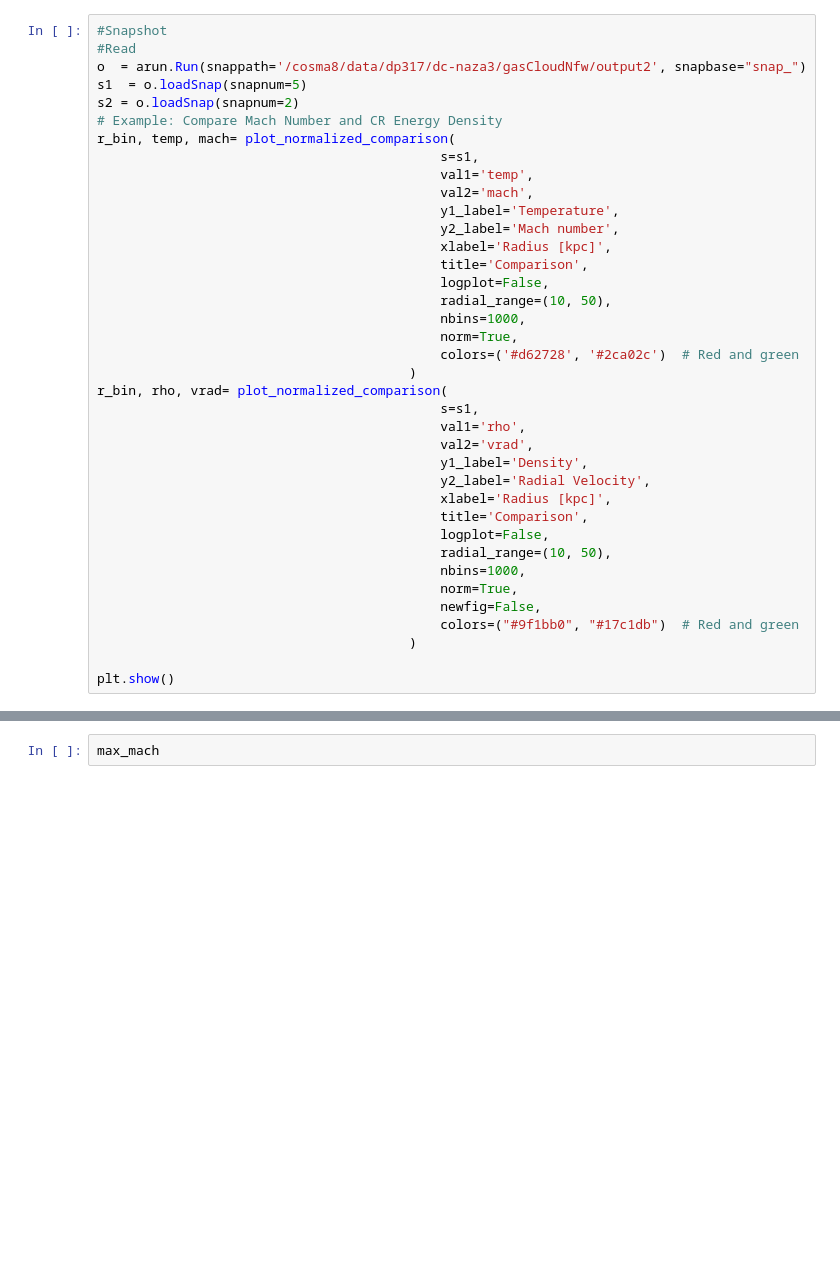
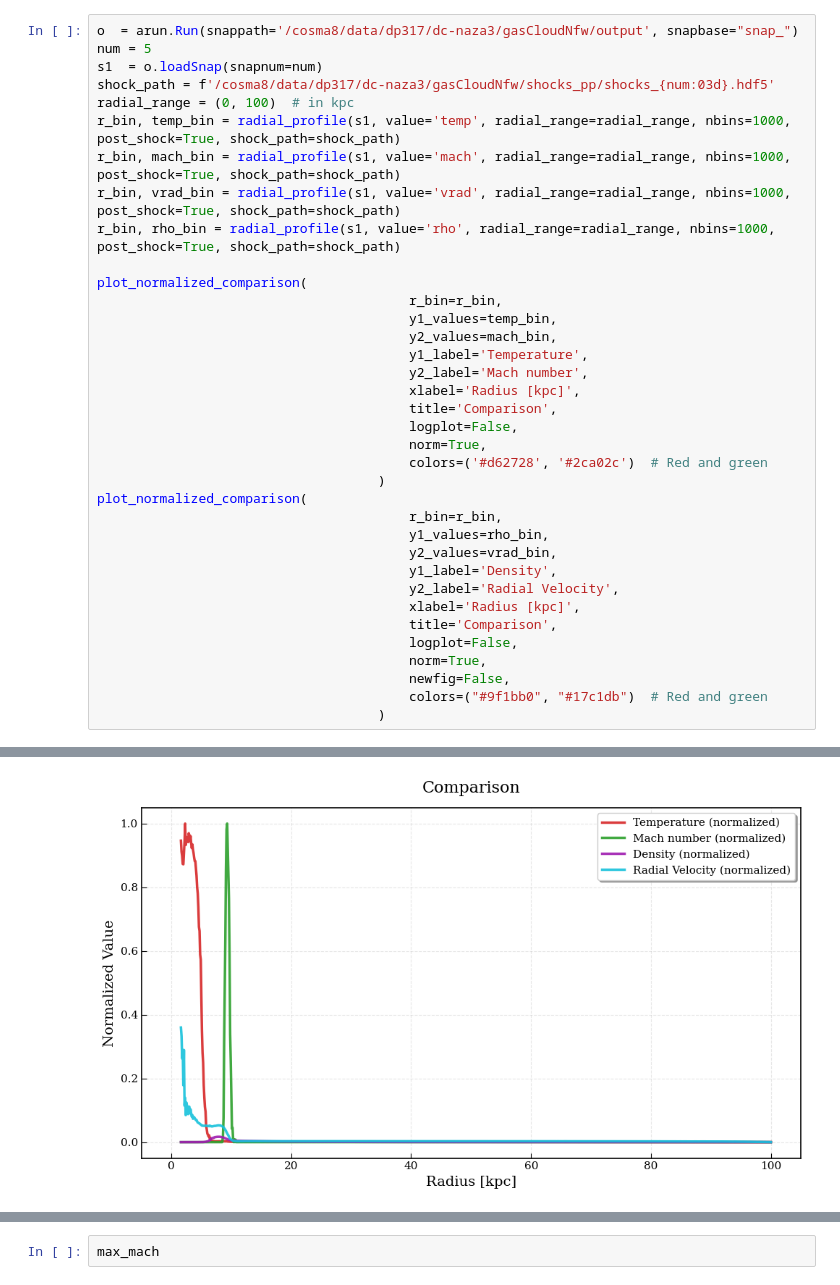
Before and after one commit to rionnazareth/snap-plotting, a Jupyter notebook: shocks_new.ipynb, the cells around one changed output, grey strips where cells are left out. Cells and saved outputs as stored; diff of their text form; blank space fills up the shorter version.

```diff
--- a/shocks_new.ipynb
+++ b/shocks_new.ipynb
@@ -213,39 +3,37 @@ def plot_normalized_comparison(s, val1='u', val2='rho',
 # %%
-#Snapshot
-#Read
-o  = arun.Run(snappath='/cosma8/data/dp317/dc-naza3/gasCloudNfw/output2', snapbase="snap_")
-s1  = o.loadSnap(snapnum=5)
-s2 = o.loadSnap(snapnum=2)
-# Example: Compare Mach Number and CR Energy Density
-r_bin, temp, mach= plot_normalized_comparison(
-                                            s=s1,
-                                            val1='temp',
-                                            val2='mach',
-                                            y1_label='Temperature',
-                                            y2_label='Mach number',
-                                            xlabel='Radius [kpc]',
-                                            title='Comparison',
-                                            logplot=False,
-                                            radial_range=(10, 50),
-                                            nbins=1000,
-                                            norm=True,
-                                            colors=('#d62728', '#2ca02c')  # Red and green
-                                        )
-r_bin, rho, vrad= plot_normalized_comparison(
-                                            s=s1,
-                                            val1='rho',
-                                            val2='vrad',
-                                            y1_label='Density',
-                                            y2_label='Radial Velocity',
-                                            xlabel='Radius [kpc]',
-                                            title='Comparison',
-                                            logplot=False,
-                                            radial_range=(10, 50),
-                                            nbins=1000,
-                                            norm=True,
-                                            newfig=False,
-                                            colors=("#9f1bb0", "#17c1db")  # Red and green
-                                        )
+o  = arun.Run(snappath='/cosma8/data/dp317/dc-naza3/gasCloudNfw/output', snapbase="snap_")
+num = 5
+s1  = o.loadSnap(snapnum=num)
+shock_path = f'/cosma8/data/dp317/dc-naza3/gasCloudNfw/shocks_pp/shocks_{num:03d}.hdf5'
+radial_range = (0, 100)  # in kpc
+r_bin, temp_bin = radial_profile(s1, value='temp', radial_range=radial_range, nbins=1000, post_shock=True, shock_path=shock_path)
+r_bin, mach_bin = radial_profile(s1, value='mach', radial_range=radial_range, nbins=1000, post_shock=True, shock_path=shock_path)
+r_bin, vrad_bin = radial_profile(s1, value='vrad', radial_range=radial_range, nbins=1000, post_shock=True, shock_path=shock_path)
+r_bin, rho_bin = radial_profile(s1, value='rho', radial_range=radial_range, nbins=1000, post_shock=True, shock_path=shock_path)
 
-plt.show()
+plot_normalized_comparison(
+                                        r_bin=r_bin,
+                                        y1_values=temp_bin,
+                                        y2_values=mach_bin,
+                                        y1_label='Temperature',
+                                        y2_label='Mach number',
+                                        xlabel='Radius [kpc]',
+                                        title='Comparison',
+                                        logplot=False,
+                                        norm=True,
+                                        colors=('#d62728', '#2ca02c')  # Red and green
+                                    )
+plot_normalized_comparison(
+                                        r_bin=r_bin,
+                                        y1_values=rho_bin,
+                                        y2_values=vrad_bin,
+                                        y1_label='Density',
+                                        y2_label='Radial Velocity',
+                                        xlabel='Radius [kpc]',
+                                        title='Comparison',
+                                        logplot=False,
+                                        norm=True,
+                                        newfig=False,
+                                        colors=("#9f1bb0", "#17c1db")  # Red and green
+                                    )
 # %% [output]
@@ -253 +46,2 @@ NameError: name 'i' is not defined
+[figure, added]
 # %%
```
Also changed, not shown: parts of 11 cells of this notebook, 2 other files.
